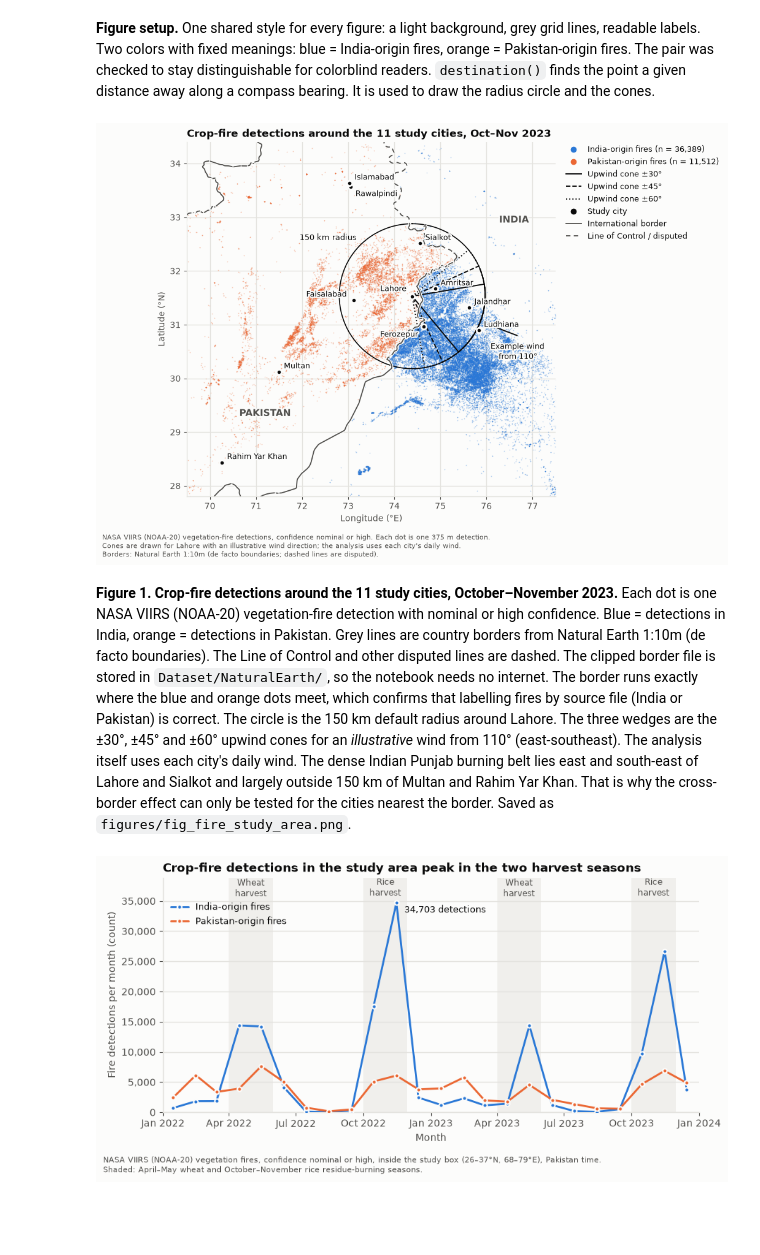
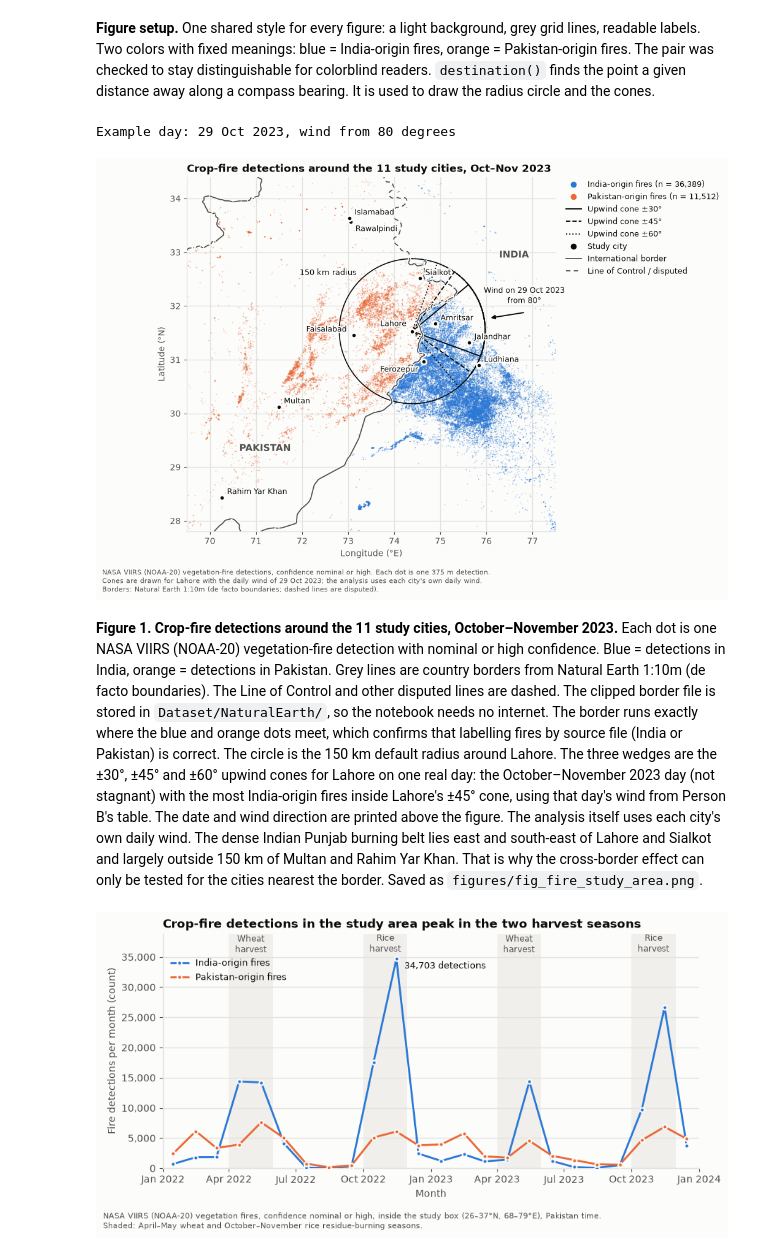
Before and after one commit to IsmailNooruddin/Smog-Analysis-DSSG, a Jupyter notebook: fire.ipynb, the cells around one changed output. Saved outputs shown, nothing was run; the diff lists cells and outputs as text; code cells hidden in the pictures; blank space fills up the shorter version.

```diff
--- a/fire.ipynb
+++ b/fire.ipynb
@@ -364,19 +403,19 @@ def wide_from(long, cone, radius, prefix):
     return w.reindex(GRID)
 
 # default setting: 150 km, no cone + 45 degree upwind cone + downwind placebo
-parts = [wide_from(fire_long, "none", 150, "r150")]
-if long_cone is not None:
-    parts += [wide_from(fire_long, "up45", 150, "up45_r150"), wide_from(fire_long, "down45", 150, "down45_r150")]
+parts = [wide_from(fire_long, "none", 150, "r150"),
+         wide_from(fire_long, "up45", 150, "up45_r150"),
+         wide_from(fire_long, "down45", 150, "down45_r150")]
 # confidence sensitivity versions, 150 km, no cone
 parts += [wide_from(daily_counts(pairs_h[pairs_h["dist_km"] <= 150], "none"), "none", 150, "r150_conf_h"),
           wide_from(daily_counts(pairs_nhl[pairs_nhl["dist_km"] <= 150], "none"), "none", 150, "r150_conf_nhl")]
 fire_wide = pd.concat(parts, axis=1)
-if stagnant is not None:
-    fire_wide["stagnant"] = stagnant
+fire_wide["stagnant"] = stagnant
 fire_wide = fire_wide.reset_index()
 fire_wide.insert(1, "country", fire_wide["city"].map(CITY_COUNTRY))
 cnt_cols = [c for c in fire_wide.columns if c.startswith("fire_cnt")]
-fire_wide[cnt_cols] = fire_wide[cnt_cols].astype(int)
+fire_wide[cnt_cols] = fire_wide[cnt_cols].round().astype("Int64")   # Int64 keeps the empty no-wind cone days
+fire_wide["stagnant"] = fire_wide["stagnant"].astype("Int64")
 
 print("Long table:", fire_long.shape, "  Wide table:", fire_wide.shape)
 print(fire_wide.columns.tolist())
@@ -434,6 +487,7 @@ Neither measure describes these variables well on its own, which is why the shar
 #### Step 13: Outlier audit (z-score rule and IQR rule)
 # %%
 def outlier_audit(s):
+    s = s.astype(float)
     z = (s - s.mean()) / s.std()
     q1, q3 = s.quantile([0.25, 0.75])
     iqr = q3 - q1
@@ -525,7 +579,13 @@ Two colors with fixed meanings: blue = India-origin fires, orange = Pakistan-ori
 # Figure 1: study area. Fires of the 2023 rice-burning season, the 11 cities,
 # Lahore's 150 km radius, and the three cone widths for one example wind direction.
 season = fires[(fires["date"] >= "2023-10-01") & (fires["date"] <= "2023-11-30")]
-EXAMPLE_CITY, EXAMPLE_WIND_FROM = "Lahore", 110     # illustrative wind direction, not a real day
+# Example cone: the Oct-Nov 2023 day (not stagnant) with the most India-origin fires in Lahore's 45 degree cone
+EXAMPLE_CITY = "Lahore"
+lahore_days = fire_wide[(fire_wide["city"] == EXAMPLE_CITY) & (fire_wide["stagnant"] == 0)
+                        & fire_wide["date"].between("2023-10-01", "2023-11-30")]
+EXAMPLE_DAY = lahore_days.loc[lahore_days["fire_cnt_up45_r150_in"].idxmax(), "date"]
+EXAMPLE_WIND_FROM = float(wind.set_index(["city", "date"]).loc[(EXAMPLE_CITY, EXAMPLE_DAY), "wind_dir_from_deg"])
+print(f"Example day: {EXAMPLE_DAY:%d %b %Y}, wind from {EXAMPLE_WIND_FROM:.0f} degrees")
 
 fig, ax = plt.subplots(figsize=(10.5, 7.2))
 for origin in ["PK", "IN"]:
@@ -561,47 +621,48 @@ for half, ls in [(30, "-"), (45, "--"), (60, ":")]:
 arrow_start = destination(clat, clon, EXAMPLE_WIND_FROM, 235)
 ax.annotate("", xy=destination(clat, clon, EXAMPLE_WIND_FROM, 160)[::-1], xytext=arrow_start[::-1],
             arrowprops=dict(arrowstyle="-|>", color=TEXT, lw=1.4))
-ax.annotate("Example wind\nfrom 110°", xy=arrow_start[::-1], xytext=(0, -6),
-            textcoords="offset points", fontsize=9, color=TEXT, ha="center", va="top", path_effects=halo)
+ax.annotate(f"Wind on {EXAMPLE_DAY:%d %b %Y}\nfrom {EXAMPLE_WIND_FROM:.0f}°", xy=arrow_start[::-1], xytext=(0, 8),
+            textcoords="offset points", fontsize=9, color=TEXT, ha="center", va="bottom", path_effects=halo)
 
 # label position per city (offset in points, alignment) so neighbouring names don't overlap
 LABEL_POS = {"Islamabad": ((6, 4), "left"), "Rawalpindi": ((6, -11), "left"), "Lahore": ((-6, 6), "right"), "Faisalabad": ((-6, 4), "right"),
              "Amritsar": ((6, 4), "left"), "Ferozepur": ((-6, -12), "right"), "Jalandhar": ((6, 4), "left"),
              "Ludhiana": ((6, 4), "left")}
 for city, (la, lo) in CITY_COORDS.items():
     ax.scatter(lo, la, s=36, color=TEXT, edgecolors=SURFACE, linewidths=2, zorder=5)
     offset, ha = LABEL_POS.get(city, ((6, 4), "left"))
     ax.annotate(city, (lo, la), xytext=offset, textcoords="offset points", fontsize=9, ha=ha,
                 color=TEXT, zorder=6, path_effects=halo)
 
 ax.set_xlim(69.5, 77.5); ax.set_ylim(27.8, 34.4)
 ax.set_aspect(1 / np.cos(np.radians(31)))           # keeps distances true at Punjab's latitude
 ax.set_xlabel("Longitude (°E)"); ax.set_ylabel("Latitude (°N)")
 ax.grid(True, zorder=0); ax.set_axisbelow(True)
 ax.set_title("Crop-fire detections around the 11 study cities, Oct–Nov 2023", loc="left")
 
 handles = [Line2D([], [], ls="", marker="o", ms=6, color=ORIGIN_COLOR[o],
                   label=f"{ORIGIN_LABEL[o]} (n = {(season['origin_country'] == o).sum():,})") for o in ["IN", "PK"]]
 handles += [Line2D([], [], color=TEXT, lw=1.4, ls=ls, label=f"Upwind cone ±{h}°") for h, ls in [(30, "-"), (45, "--"), (60, ":")]]
 handles += [Line2D([], [], ls="", marker="o", ms=6, color=TEXT, label="Study city"),
             Line2D([], [], color=TEXT_2, lw=1.3, label="International border"),
             Line2D([], [], color=TEXT_2, lw=1.3, ls=(0, (4, 3)), label="Line of Control / disputed")]
 ax.legend(handles=handles, loc="upper left", bbox_to_anchor=(1.02, 1), fontsize=9, borderaxespad=0)
 fig.text(0.01, 0.005,
          "NASA VIIRS (NOAA-20) vegetation-fire detections, confidence nominal or high. Each dot is one 375 m detection.\n"
-         "Cones are drawn for Lahore with an illustrative wind direction; the analysis uses each city's daily wind.\n"
+         f"Cones are drawn for Lahore with the daily wind of {EXAMPLE_DAY:%d %b %Y}; the analysis uses each city's own daily wind.\n"
          "Borders: Natural Earth 1:10m (de facto boundaries; dashed lines are disputed).",
          fontsize=8, color=TEXT_2, va="bottom")
 fig.tight_layout(rect=(0, 0.065, 1, 1))
 fig.savefig(FIG_DIR / "fig_fire_study_area.png", dpi=200)
 plt.show()
 # %% [output]
+Example day: 29 Oct 2023, wind from 80 degrees
-[figure, old version]
+[figure, new version]
 # %% [markdown]
 **Figure 1. Crop-fire detections around the 11 study cities, October–November 2023.**
 Each dot is one NASA VIIRS (NOAA-20) vegetation-fire detection with nominal or high confidence. Blue = detections in India, orange = detections in Pakistan.
 Grey lines are country borders from Natural Earth 1:10m (de facto boundaries). The Line of Control and other disputed lines are dashed. The clipped border file is stored in `Dataset/NaturalEarth/`, so the notebook needs no internet. The border runs exactly where the blue and orange dots meet, which confirms that labelling fires by source file (India or Pakistan) is correct.
-The circle is the 150 km default radius around Lahore. The three wedges are the ±30°, ±45° and ±60° upwind cones for an *illustrative* wind from 110° (east-southeast). The analysis itself uses each city's daily wind.
+The circle is the 150 km default radius around Lahore. The three wedges are the ±30°, ±45° and ±60° upwind cones for Lahore on one real day: the October–November 2023 day (not stagnant) with the most India-origin fires inside Lahore's ±45° cone, using that day's wind from Person B's table. The date and wind direction are printed above the figure. The analysis itself uses each city's own daily wind.
 The dense Indian Punjab burning belt lies east and south-east of Lahore and Sialkot and largely outside 150 km of Multan and Rahim Yar Khan. That is why the cross-border effect can only be tested for the cities nearest the border.
 Saved as `figures/fig_fire_study_area.png`.
 # %%
```
Also changed, not shown: parts of 9 cells of this notebook, 2 other files.
